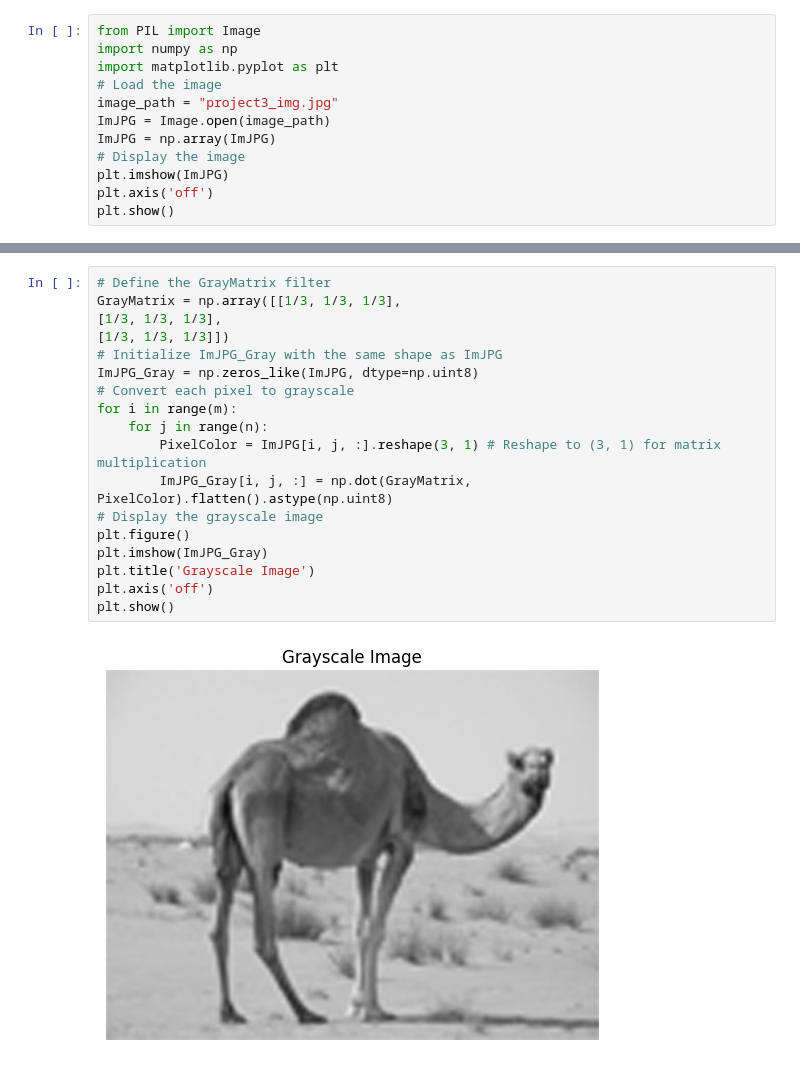
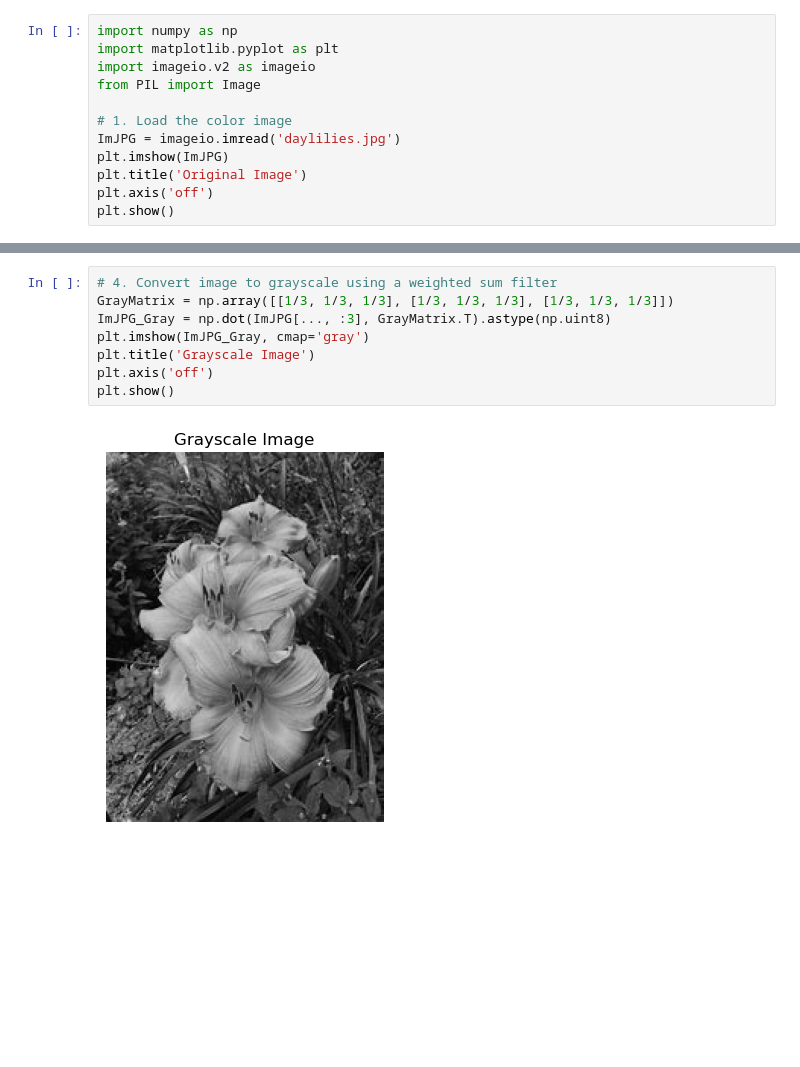
Before and after one commit to anirudhsudhir/sem-4, a Jupyter notebook: laa/projects/project3.ipynb, the cells around one changed output, grey strips where cells are left out. Saved outputs shown, nothing was run; the diff lists cells and outputs as text; blank space fills up the shorter version.

```diff
--- a/laa/projects/project3.ipynb
+++ b/laa/projects/project3.ipynb
@@ -1,13 +1,13 @@
 # %%
-from PIL import Image
 import numpy as np
 import matplotlib.pyplot as plt
-# Load the image
-image_path = "project3_img.jpg"
-ImJPG = Image.open(image_path)
-ImJPG = np.array(ImJPG)
-# Display the image
+import imageio.v2 as imageio
+from PIL import Image
+
+# 1. Load the color image
+ImJPG = imageio.imread('daylilies.jpg')
 plt.imshow(ImJPG)
+plt.title('Original Image')
 plt.axis('off')
 plt.show()
 # %% [output]
@@ -45,21 +43,11 @@ plt.show()
 # %%
-# Define the GrayMatrix filter
-GrayMatrix = np.array([[1/3, 1/3, 1/3],
-[1/3, 1/3, 1/3],
-[1/3, 1/3, 1/3]])
-# Initialize ImJPG_Gray with the same shape as ImJPG
-ImJPG_Gray = np.zeros_like(ImJPG, dtype=np.uint8)
-# Convert each pixel to grayscale
-for i in range(m):
-    for j in range(n):
-        PixelColor = ImJPG[i, j, :].reshape(3, 1) # Reshape to (3, 1) for matrix multiplication
-        ImJPG_Gray[i, j, :] = np.dot(GrayMatrix, PixelColor).flatten().astype(np.uint8)
-# Display the grayscale image
-plt.figure()
-plt.imshow(ImJPG_Gray)
+# 4. Convert image to grayscale using a weighted sum filter
+GrayMatrix = np.array([[1/3, 1/3, 1/3], [1/3, 1/3, 1/3], [1/3, 1/3, 1/3]])
+ImJPG_Gray = np.dot(ImJPG[..., :3], GrayMatrix.T).astype(np.uint8)
+plt.imshow(ImJPG_Gray, cmap='gray')
 plt.title('Grayscale Image')
 plt.axis('off')
 plt.show()
 # %% [output]
-[figure, old version]
+[figure, new version]
 # %%
```
Also changed, not shown: parts of 20 cells of this notebook, 14 other files.
